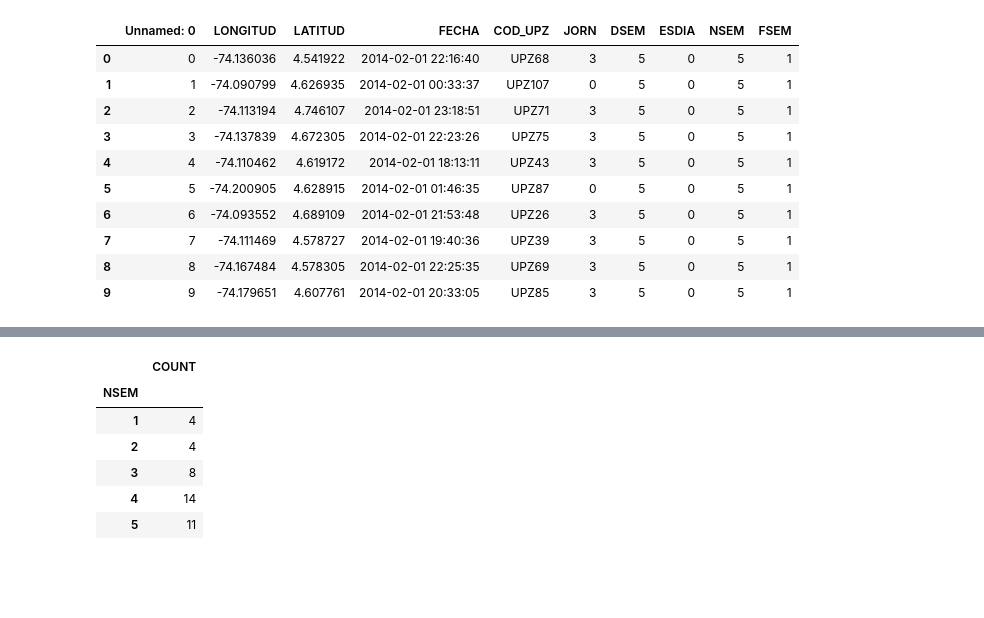
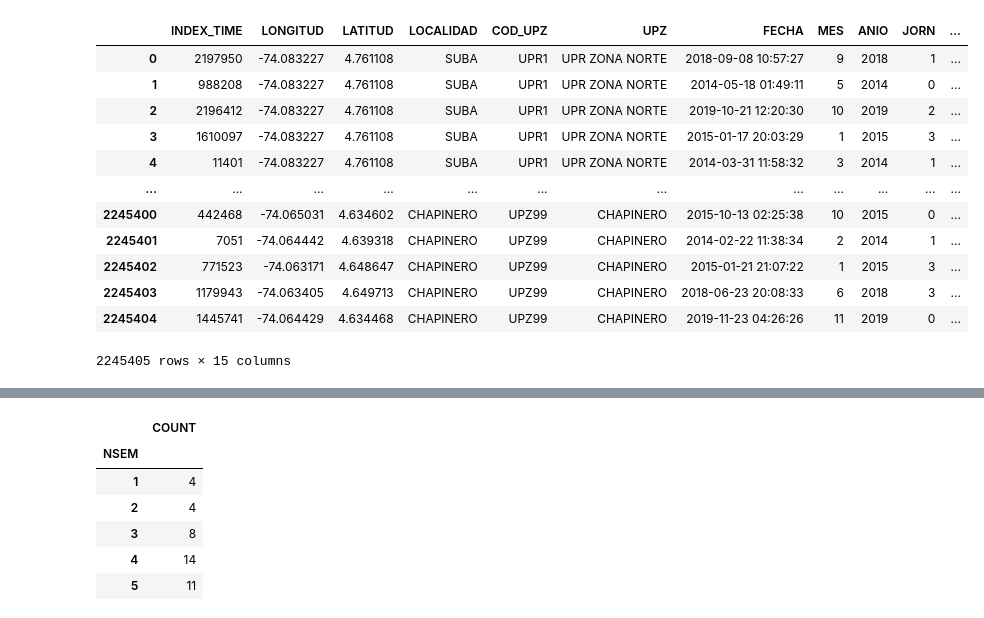
Before and after one commit to computergraphicsforall/d3idvc, a Jupyter notebook: notebooks/time_series_longlat.ipynb, the cells around one changed output, grey strips where cells are left out. Drawn from its saved outputs; the diff is of its cells as text; code cells hidden in the pictures; blank space fills up the shorter version.

```diff
--- a/notebooks/time_series_longlat.ipynb
+++ b/notebooks/time_series_longlat.ipynb
@@ -6,20 +6,28 @@ import seaborn as sns
 import matplotlib.pyplot as plt
 # %%
 # lectura de los datos
-data = pd.read_csv('../dataNuse/short.csv', sep=',', encoding='utf-8', error_bad_lines=False)
+short = pd.read_csv('../dataNuse/short.csv', sep=',', encoding='utf-8', error_bad_lines=False)
+nuse1 = pd.read_csv('../dataNuse/nuse_110220.csv', sep=',', encoding='utf-8', error_bad_lines=False)
 # %%
 # agregación de columnas y filtrado de los datos nulos
 def data_crime(df):
+    # filtrado de los datos
+    dfo = df[['LONGITUD', 'LATITUD', 'LOCALIDAD', 'COD_UPZ', 'UPZ', 'FECHA','MES','ANIO']].sort_values(by=['COD_UPZ'])
+    ##dfo = df[((df['COD_UPZ'] !=  'ND')  & (df['COD_UPZ']  != 'UPZ999'))]
+    dfo = dfo[((dfo['COD_UPZ'] !=  'ND')  & (dfo['COD_UPZ']  != 'UPZ999'))]
+    dfo.reset_index(inplace=True)
+    dfo = dfo.rename(columns={'index':'INDEX_TIME'})
 
-    dfo = df[ ((df['COD_UPZ'] !=  'ND')  & (df['COD_UPZ']  != 'UPZ999'))]
+    # generando nuevas columnas
     dfo['JORN'] = pd.to_datetime(dfo['FECHA']).dt.hour//6
+    dfo['DIA'] = pd.to_datetime(dfo['FECHA']).dt.day
     dfo['DSEM'] = pd.to_datetime(dfo['FECHA']).dt.dayofweek
     dfo['ESDIA'] = [0 if (x==0 or x==3) else 1 for x in dfo['JORN']]
     dfo['NSEM'] = pd.to_datetime(dfo['FECHA']).dt.week
     dfo['FSEM'] = [0 if x<4 else 1 for x in dfo['DSEM']]
     return dfo
 
-# encontral intervalos ancho de banda
+# encontra intervalos ancho de banda
 def bw_intervals(mts, long, lat):
 
     lt_min, lt_max, lg_min, lg_max = 0, 0, 0, 0
@@ -52,4 +60,4 @@ def bw_intervals(mts, long, lat):
     return [lg_min, lg_max], [lt_min, lt_max]
 # %%
 # adecuando el conjunto de datos (dataframe principal)
-dfp = data_crime(data)
+dfp = data_crime(nuse1)
@@ -56,14 +121,16 @@ dfp = data_crime(data)
 # %%
-dfp.head(10)
+dfp
 # %% [output]
-|  | Unnamed: 0 | LONGITUD | LATITUD | FECHA | COD_UPZ | JORN | DSEM | ESDIA | NSEM | FSEM |
-| 0 | 0 | -74.136036 | 4.541922 | 2014-02-01 22:16:40 | UPZ68 | 3 | 5 | 0 | 5 | 1 |
-| 1 | 1 | -74.090799 | 4.626935 | 2014-02-01 00:33:37 | UPZ107 | 0 | 5 | 0 | 5 | 1 |
-| 2 | 2 | -74.113194 | 4.746107 | 2014-02-01 23:18:51 | UPZ71 | 3 | 5 | 0 | 5 | 1 |
-| 3 | 3 | -74.137839 | 4.672305 | 2014-02-01 22:23:26 | UPZ75 | 3 | 5 | 0 | 5 | 1 |
-| 4 | 4 | -74.110462 | 4.619172 | 2014-02-01 18:13:11 | UPZ43 | 3 | 5 | 0 | 5 | 1 |
-| 5 | 5 | -74.200905 | 4.628915 | 2014-02-01 01:46:35 | UPZ87 | 0 | 5 | 0 | 5 | 1 |
-| 6 | 6 | -74.093552 | 4.689109 | 2014-02-01 21:53:48 | UPZ26 | 3 | 5 | 0 | 5 | 1 |
-| 7 | 7 | -74.111469 | 4.578727 | 2014-02-01 19:40:36 | UPZ39 | 3 | 5 | 0 | 5 | 1 |
-| 8 | 8 | -74.167484 | 4.578305 | 2014-02-01 22:25:35 | UPZ69 | 3 | 5 | 0 | 5 | 1 |
-| 9 | 9 | -74.179651 | 4.607761 | 2014-02-01 20:33:05 | UPZ85 | 3 | 5 | 0 | 5 | 1 |
+|  | INDEX_TIME | LONGITUD | LATITUD | LOCALIDAD | COD_UPZ | UPZ | FECHA | MES | ANIO | JORN | ... |
+| 0 | 2197950 | -74.083227 | 4.761108 | SUBA | UPR1 | UPR ZONA NORTE | 2018-09-08 10:57:27 | 9 | 2018 | 1 | ... |
+| 1 | 988208 | -74.083227 | 4.761108 | SUBA | UPR1 | UPR ZONA NORTE | 2014-05-18 01:49:11 | 5 | 2014 | 0 | ... |
+| 2 | 2196412 | -74.083227 | 4.761108 | SUBA | UPR1 | UPR ZONA NORTE | 2019-10-21 12:20:30 | 10 | 2019 | 2 | ... |
+| 3 | 1610097 | -74.083227 | 4.761108 | SUBA | UPR1 | UPR ZONA NORTE | 2015-01-17 20:03:29 | 1 | 2015 | 3 | ... |
+| 4 | 11401 | -74.083227 | 4.761108 | SUBA | UPR1 | UPR ZONA NORTE | 2014-03-31 11:58:32 | 3 | 2014 | 1 | ... |
+| ... | ... | ... | ... | ... | ... | ... | ... | ... | ... | ... | ... |
+| 2245400 | 442468 | -74.065031 | 4.634602 | CHAPINERO | UPZ99 | CHAPINERO | 2015-10-13 02:25:38 | 10 | 2015 | 0 | ... |
+| 2245401 | 7051 | -74.064442 | 4.639318 | CHAPINERO | UPZ99 | CHAPINERO | 2014-02-22 11:38:34 | 2 | 2014 | 1 | ... |
+| 2245402 | 771523 | -74.063171 | 4.648647 | CHAPINERO | UPZ99 | CHAPINERO | 2015-01-21 21:07:22 | 1 | 2015 | 3 | ... |
+| 2245403 | 1179943 | -74.063405 | 4.649713 | CHAPINERO | UPZ99 | CHAPINERO | 2018-06-23 20:08:33 | 6 | 2018 | 3 | ... |
+| 2245404 | 1445741 | -74.064429 | 4.634468 | CHAPINERO | UPZ99 | CHAPINERO | 2019-11-23 04:26:26 | 11 | 2019 | 0 | ... |
+2245405 rows × 15 columns
```
Also changed, not shown: parts of 15 cells of this notebook, 1 other file.
